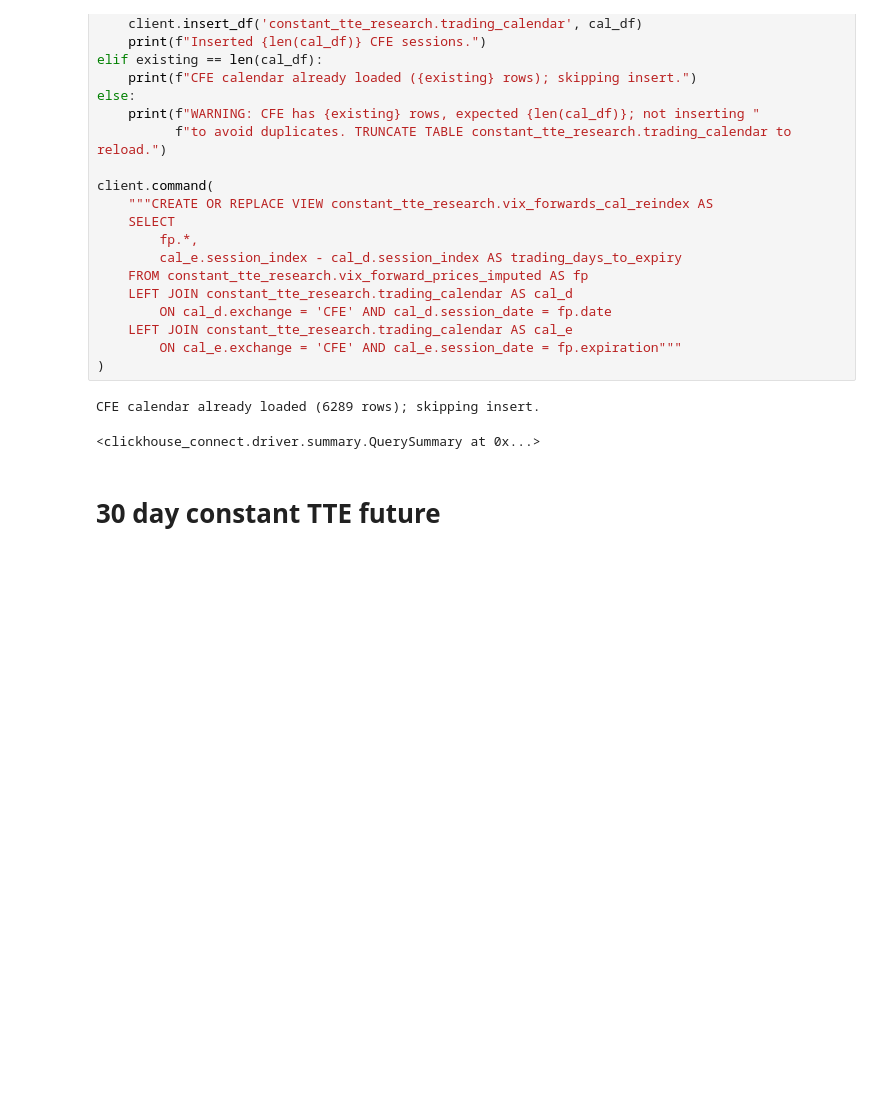
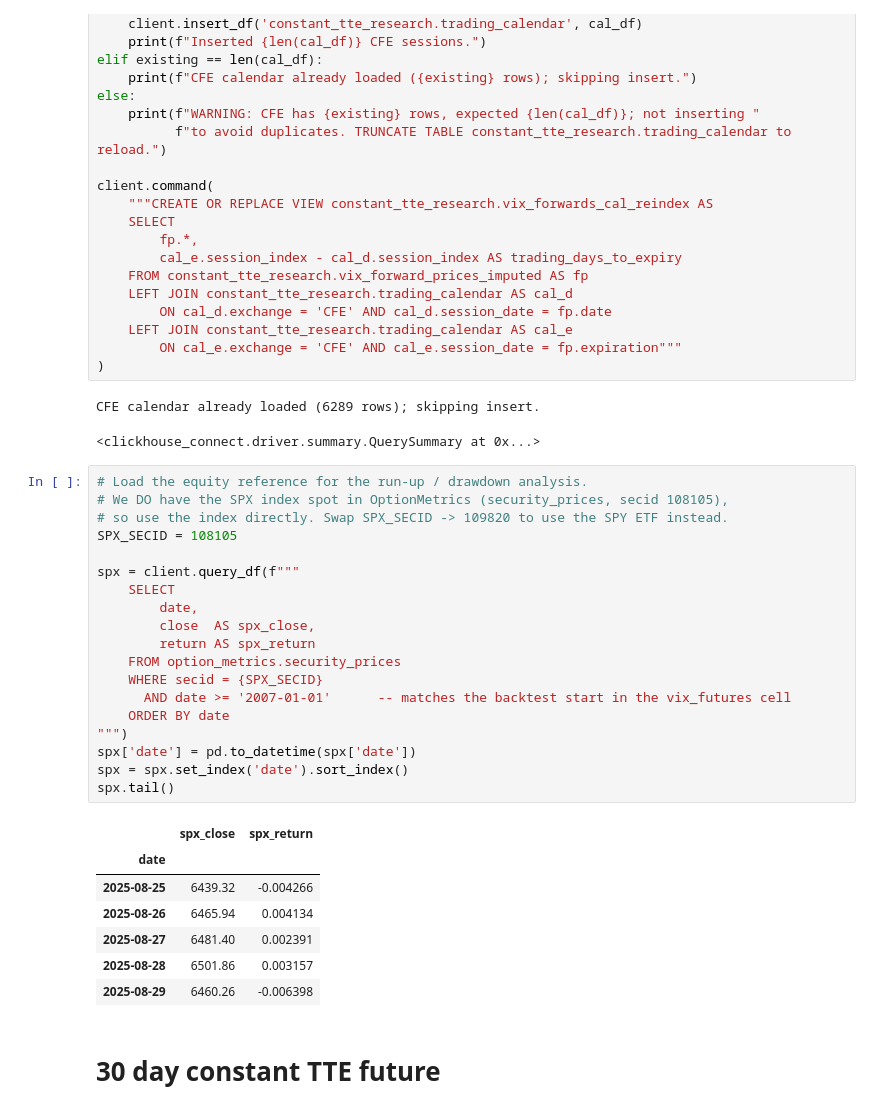
Before and after one commit to FlyingCurryMonster/VIX-Futures-Project, a Jupyter notebook: Constant TTE VIX future.ipynb, the cells around one changed output. Drawn from its saved outputs; the diff is of its cells as text; blank space fills up the shorter version.

```diff
--- a/Constant TTE VIX future.ipynb
+++ b/Constant TTE VIX future.ipynb
@@ -314,6 +318,33 @@ client.command(
 # %% [output]
 CFE calendar already loaded (6289 rows); skipping insert.
 <clickhouse_connect.driver.summary.QuerySummary at 0x...>
+# %%
+# Load the equity reference for the run-up / drawdown analysis.
+# We DO have the SPX index spot in OptionMetrics (security_prices, secid 108105),
+# so use the index directly. Swap SPX_SECID -> 109820 to use the SPY ETF instead.
+SPX_SECID = 108105
+
+spx = client.query_df(f"""
+    SELECT
+        date,
+        close  AS spx_close,
+        return AS spx_return
+    FROM option_metrics.security_prices
+    WHERE secid = {SPX_SECID}
+      AND date >= '2007-01-01'      -- matches the backtest start in the vix_futures cell
+    ORDER BY date
+""")
+spx['date'] = pd.to_datetime(spx['date'])
+spx = spx.set_index('date').sort_index()
+spx.tail()
+# %% [output]
+|  | spx_close | spx_return |
+| date |  |  |
+| 2025-08-25 | 6439.32 | -0.004266 |
+| 2025-08-26 | 6465.94 | 0.004134 |
+| 2025-08-27 | 6481.40 | 0.002391 |
+| 2025-08-28 | 6501.86 | 0.003157 |
+| 2025-08-29 | 6460.26 | -0.006398 |
 # %% [markdown]
 # 30 day constant TTE future
 # %%
```
Also changed, not shown: parts of 9 cells of this notebook, 1 other file.
